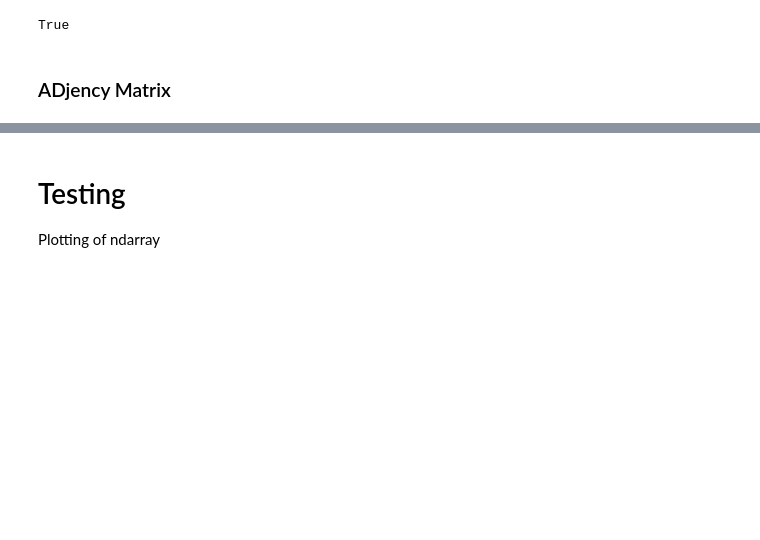
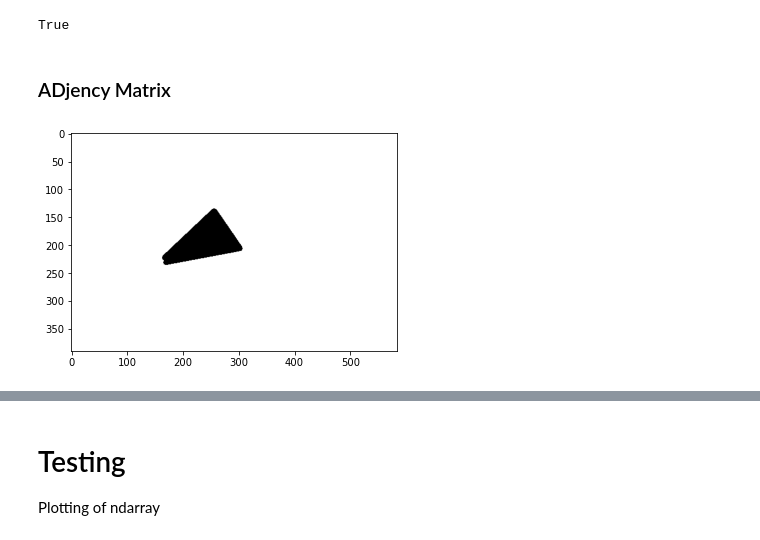
Before and after one commit to lucky-verma/Image-Blending-Using-Graph-Cuts, a Jupyter notebook: resources/Test.ipynb, the cells around one changed output, grey strips where cells are left out. Cells and saved outputs as stored; diff of their text form; code cells hidden in the pictures; blank space fills up the shorter version.

```diff
--- a/resources/Test.ipynb
+++ b/resources/Test.ipynb
@@ -228,6 +228,7 @@ contours, hierarchies = cv2.findContours(img_erode, cv2.RETR_TREE, cv2.CHAIN_APP
 for cnt in contours:
     cv2.drawContours(mask, [cnt], -1, 0, -1)
 
+temp_mask = mask
 new_mask = cv2.cvtColor(cv2.bitwise_not(mask) , cv2.COLOR_BGR2RGB)
 # %%
 plt.imshow(new_mask);
@@ -274,3 +275,8 @@ cv2.imwrite('{}/2.a.png'.format(image_dir), dst)
 True
 # %% [markdown]
 ### ADjency Matrix
+# %%
+new_mask = cv2.cvtColor(temp_mask , cv2.COLOR_BGR2RGB)
+plt.imshow(new_mask);
+# %% [output]
+[figure, added]
```
Also changed, not shown: parts of 14 cells of this notebook, 10 other files.
